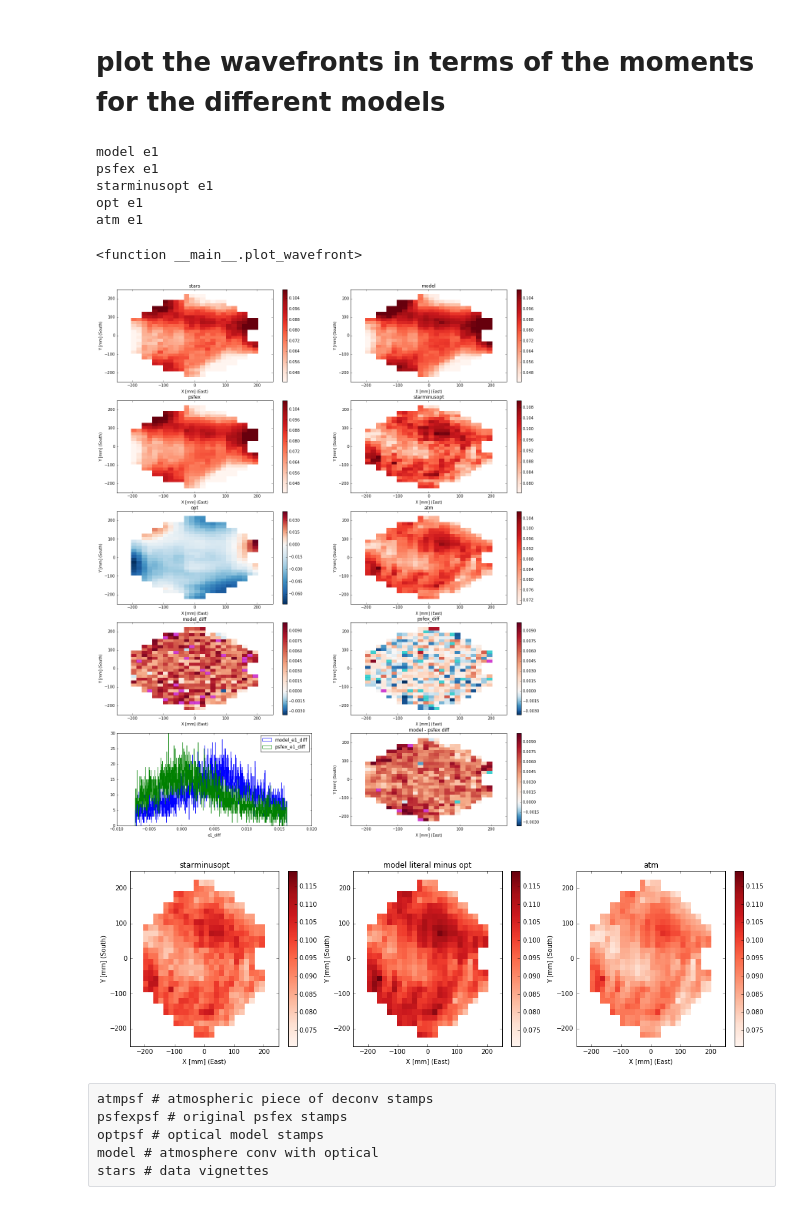
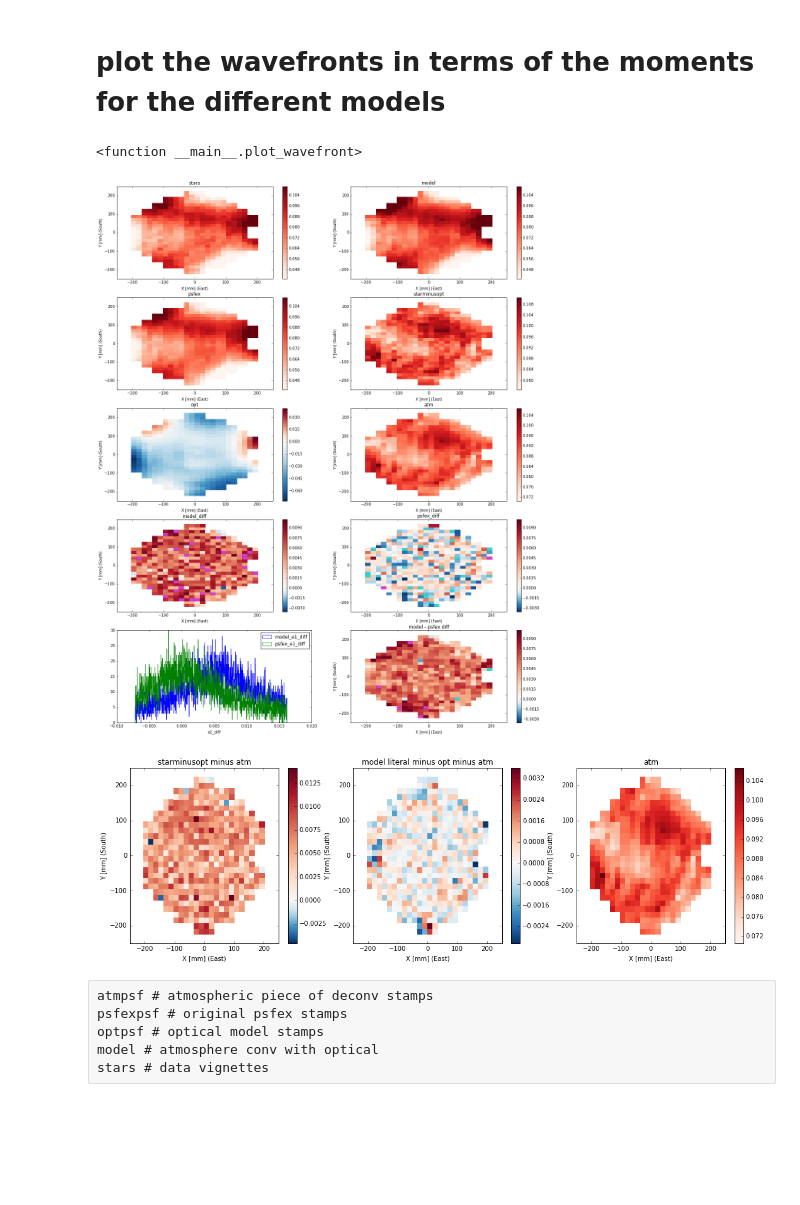
Before and after one commit to aaronroodman/DeconvolvePSF, a Jupyter notebook: 16_01_27__first_deconv_run.ipynb, the cells around one changed output. Saved outputs shown, nothing was run; the diff lists cells and outputs as text; code cells hidden in the pictures; blank space fills up the shorter version.

```diff
--- a/16_01_27__first_deconv_run.ipynb
+++ b/16_01_27__first_deconv_run.ipynb
@@ -383,7 +196,6 @@ def plot_wavefront(key='e1', ccd=0):
                          fig=fig, ax=ax)
     ax.set_title('stars')
     for name_i, name in enumerate(names, start=1):
-        print(name, key)
         if name in diff_names:
             a_use = a
             b_use = b
@@ -459,45 +271,40 @@ def plot_wavefront(key='e1', ccd=0):
                       a=a_diff, b=b_diff,
                      )
     else:
         WF.plot_colormap(field, xkey='XWIN_IMAGE', ykey='YWIN_IMAGE',
                          zkey=diff_key,
                          num_bins=num_bins_cmap, b=b_diff, a=a_diff,
                          fig=fig, ax=ax)
     ax.set_title('model - psfex diff')
 
 
     # temp looking at the deconv process
     temp_names = []
-    temp_name = 'starminusopt'
+    temp_name = 'starminusopt minus atm'
     temp_names.append(temp_name)
-    WF.field[temp_name] = WF.field['{0}_{1}'.format('starminusopt', key)]
-    temp_name = 'model literal minus opt'
+    WF.field[temp_name] = WF.field['{0}_{1}'.format('starminusopt', key)] - WF.field['{0}_{1}'.format('atm', key)]
+    temp_name = 'model literal minus opt minus atm'
     temp_names.append(temp_name)
-    WF.field[temp_name] = WF.field['{0}_{1}'.format('model', key)] - WF.field['{0}_{1}'.format('opt', key)]
+    WF.field[temp_name] = WF.field['{0}'.format(key)] - WF.field['{0}_{1}'.format('starminusopt', key)] - WF.field['{0}_{1}'.format('opt', key)]
     temp_name = 'atm'
     temp_names.append(temp_name)
     WF.field[temp_name] = WF.field['{0}_{1}'.format('atm', key)]
     a = np.min([WF.field[asdf] for asdf in temp_names])
     b = np.max([WF.field[asdf] for asdf in temp_names])
     fig, axs = plt.subplots(ncols=len(temp_names), figsize=(6*len(temp_names), 5))
     for name_i, name, in enumerate(temp_names):
         ax = axs.flatten()[name_i]
         ax = WF.prep_axis(ax)
-        WF.plot_field(name, field=WF.field, fig=fig, ax=ax, a=a, b=b)
+        WF.plot_field(name, field=WF.field, fig=fig, ax=ax, a=0, b=0)
         ax.set_title(name)
 
 ipywidgets.interact(plot_wavefront,
                     key=combinekeys + [key + '_medsub' for key in combinekeys],
                     ccd=(0, 63, 1))
 # %% [output]
-model e1
-psfex e1
-starminusopt e1
-opt e1
-atm e1
+<function __main__.plot_wavefront>
-<function __main__.plot_wavefront>
 [figure]
-[figure, old version]
+[figure, new version]
 # %% [raw]
 atmpsf # atmospheric piece of deconv stamps
 psfexpsf # original psfex stamps
```
Also changed, not shown: parts of 10 cells of this notebook, 4 other files.
